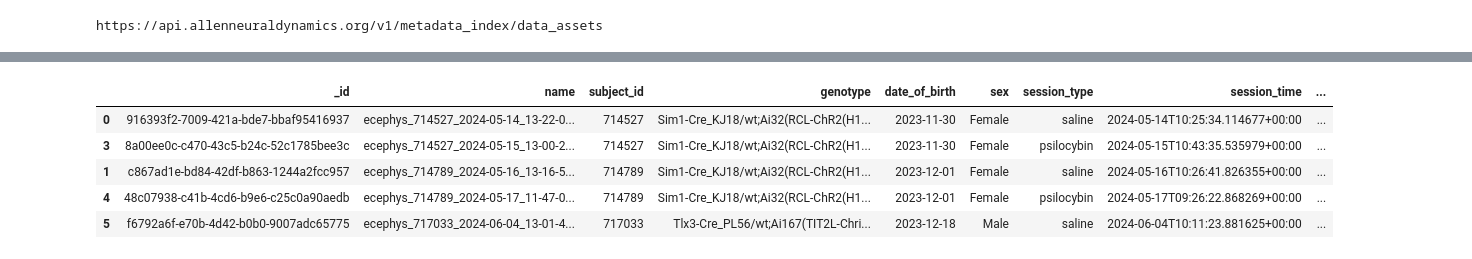
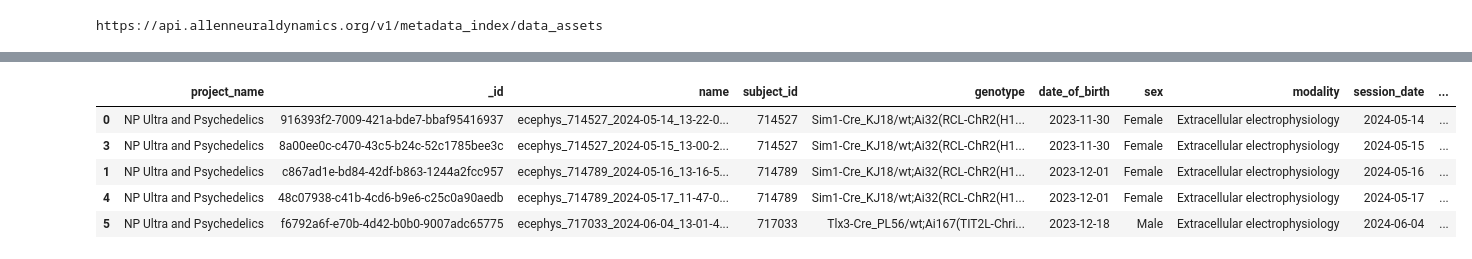
Before and after one commit to AllenSWDB/SWDB_2025_DataIntro, a Jupyter notebook: code/metadata/np_ultra_metadata.ipynb, the cells around one changed output, grey strips where cells are left out. Cells and saved outputs as stored; diff of their text form; code cells hidden in the pictures.

```diff
--- a/code/metadata/np_ultra_metadata.ipynb
+++ b/code/metadata/np_ultra_metadata.ipynb
@@ -31,14 +32,16 @@ aggregate = [
       "genotype": "$subject.genotype",
       "date_of_birth": "$subject.date_of_birth",
       "sex": "$subject.sex",
-      "session_type": "$session.session_type",
+      # "session_type": "$session.session_type",
       "session_time": "$session.session_start_time",
       "stimulus_epochs": "$session.stimulus_epochs.stimulus_name",
       "project_name": "$data_description.project_name",
       "modality": "$data_description.modality.name",
       "notes": "$session.stimulus_epochs.notes"
     }
-  }
+  },
+  {'$unwind': {'path': '$modality', 'preserveNullAndEmptyArrays': False}},
+  # {'$unwind': {'path': '$stimulus_epochs', 'preserveNullAndEmptyArrays': False}},
 ]
 records = docdb_api_client.aggregate_docdb_records(
     pipeline = aggregate,
@@ -56,35 +59,41 @@ df.head()
 # %%
 # Reshape the dataframe and inputs (since metadata is incomplete)
 
 df = df.sort_values(by = 'session_time')
-df['experimental_purpose'] = df['session_type']
 df['session_type'] = ['saline','psilocybin']*len(df['subject_id'].unique())
-df['modality'] = [v[0] for v in df['modality']]
 
 saline_epochs = [
     'Spontaneous_0','RFMapping_0','OptoTagging_0','Injection',
     'Spontaneous_1','RFMapping_1','OptoTagging_1',
     'Spontaneous_2','RFMapping_2','OptoTagging_2', 'Anesthesia',
     'Spontaneous_3','RFMapping_3','Spontaneous_4'
 ]
 psilo_epochs = [
     'Spontaneous_0','RFMapping_0','OptoTagging_0','Injection',
     'Spontaneous_1','RFMapping_1','OptoTagging_1',
     'Spontaneous_2','RFMapping_2','OptoTagging_2'
 ]
 
 df['stimulus_epochs'] = [saline_epochs,psilo_epochs]*len(df['subject_id'].unique())
 
 df['stimulus_types'] = list([np.unique([s.split('_')[0] for s in df['stimulus_epochs'].iloc[0]]).astype(str)])*len(df)
 df['stimulus_types'] = [v['stimulus_types'].astype(list) for idx,v in df.iterrows()]
 
+df['session_date'] = df.apply(lambda x: datetime.fromisoformat(x['session_time']).date(), axis=1)
+df['session_time'] = df.apply(lambda x: datetime.fromisoformat(x['session_time']).time(), axis=1)
+df['date_of_birth'] = df.apply(lambda x: datetime.strptime(x['date_of_birth'], '%Y-%m-%d').date(), axis=1)
+df['age'] = df.apply(lambda x: (x['session_date'] - x['date_of_birth']).days, axis=1)
+
+order = ['project_name','_id','name','subject_id','genotype','date_of_birth','sex','modality','session_date','age','session_time','session_type','stimulus_epochs','stimulus_types','notes']
+df = df[order]
+
 df.head()
 # %% [output]
-|  | _id | name | subject_id | genotype | date_of_birth | sex | session_type | session_time | ... |
-| 0 | 916393f2-7009-421a-bde7-bbaf95416937 | ecephys_714527_2024-05-14_13-22-0... | 714527 | Sim1-Cre_KJ18/wt;Ai32(RCL-ChR2(H1... | 2023-11-30 | Female | saline | 2024-05-14T10:25:34.114677+00:00 | ... |
-| 3 | 8a00ee0c-c470-43c5-b24c-52c1785bee3c | ecephys_714527_2024-05-15_13-00-2... | 714527 | Sim1-Cre_KJ18/wt;Ai32(RCL-ChR2(H1... | 2023-11-30 | Female | psilocybin | 2024-05-15T10:43:35.535979+00:00 | ... |
-| 1 | c867ad1e-bd84-42df-b863-1244a2fcc957 | ecephys_714789_2024-05-16_13-16-5... | 714789 | Sim1-Cre_KJ18/wt;Ai32(RCL-ChR2(H1... | 2023-12-01 | Female | saline | 2024-05-16T10:26:41.826355+00:00 | ... |
-| 4 | 48c07938-c41b-4cd6-b9e6-c25c0a90aedb | ecephys_714789_2024-05-17_11-47-0... | 714789 | Sim1-Cre_KJ18/wt;Ai32(RCL-ChR2(H1... | 2023-12-01 | Female | psilocybin | 2024-05-17T09:26:22.868269+00:00 | ... |
-| 5 | f6792a6f-e70b-4d42-b0b0-9007adc65775 | ecephys_717033_2024-06-04_13-01-4... | 717033 | Tlx3-Cre_PL56/wt;Ai167(TIT2L-Chri... | 2023-12-18 | Male | saline | 2024-06-04T10:11:23.881625+00:00 | ... |
+|  | project_name | _id | name | subject_id | genotype | date_of_birth | sex | modality | session_date | ... |
+| 0 | NP Ultra and Psychedelics | 916393f2-7009-421a-bde7-bbaf95416937 | ecephys_714527_2024-05-14_13-22-0... | 714527 | Sim1-Cre_KJ18/wt;Ai32(RCL-ChR2(H1... | 2023-11-30 | Female | Extracellular electrophysiology | 2024-05-14 | ... |
+| 3 | NP Ultra and Psychedelics | 8a00ee0c-c470-43c5-b24c-52c1785bee3c | ecephys_714527_2024-05-15_13-00-2... | 714527 | Sim1-Cre_KJ18/wt;Ai32(RCL-ChR2(H1... | 2023-11-30 | Female | Extracellular electrophysiology | 2024-05-15 | ... |
+| 1 | NP Ultra and Psychedelics | c867ad1e-bd84-42df-b863-1244a2fcc957 | ecephys_714789_2024-05-16_13-16-5... | 714789 | Sim1-Cre_KJ18/wt;Ai32(RCL-ChR2(H1... | 2023-12-01 | Female | Extracellular electrophysiology | 2024-05-16 | ... |
+| 4 | NP Ultra and Psychedelics | 48c07938-c41b-4cd6-b9e6-c25c0a90aedb | ecephys_714789_2024-05-17_11-47-0... | 714789 | Sim1-Cre_KJ18/wt;Ai32(RCL-ChR2(H1... | 2023-12-01 | Female | Extracellular electrophysiology | 2024-05-17 | ... |
+| 5 | NP Ultra and Psychedelics | f6792a6f-e70b-4d42-b0b0-9007adc65775 | ecephys_717033_2024-06-04_13-01-4... | 717033 | Tlx3-Cre_PL56/wt;Ai167(TIT2L-Chri... | 2023-12-18 | Male | Extracellular electrophysiology | 2024-06-04 | ... |
 # %%
 df.to_csv('/data/metadata/npultra_metadata.csv', index= False)
```
Also changed, not shown: parts of 2 cells of this notebook, 2 other files.
